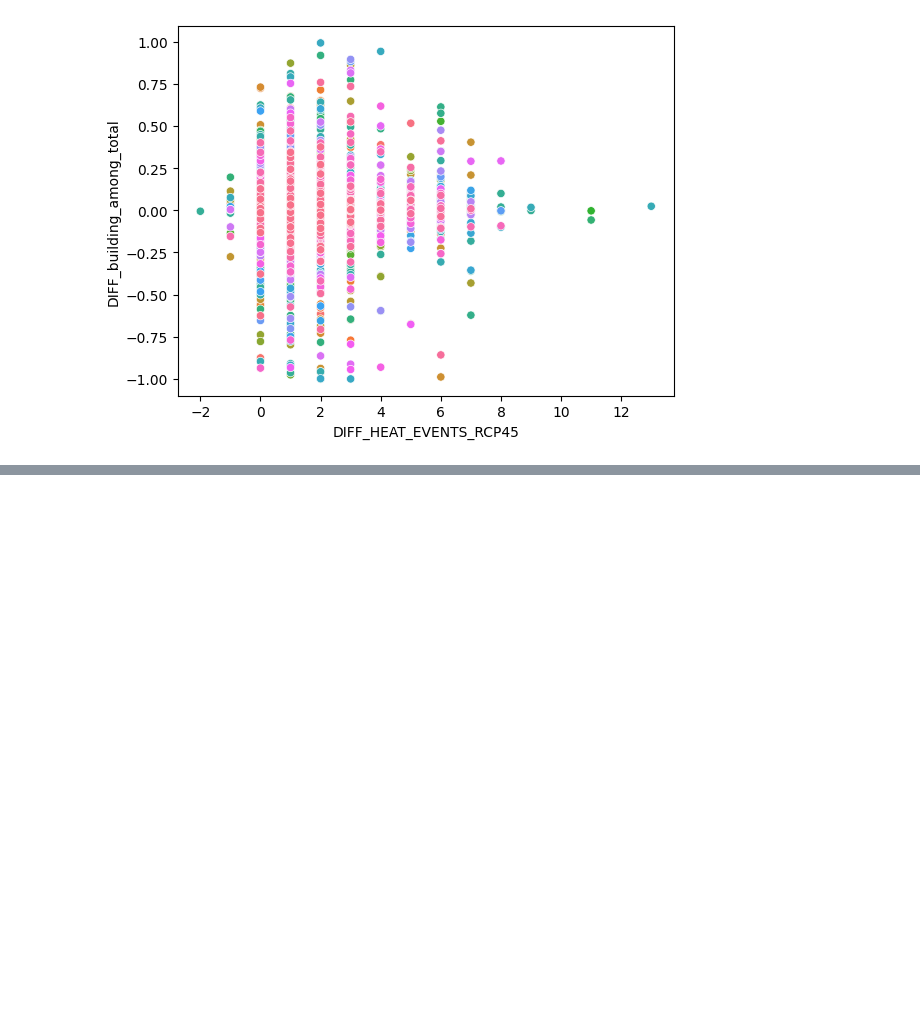
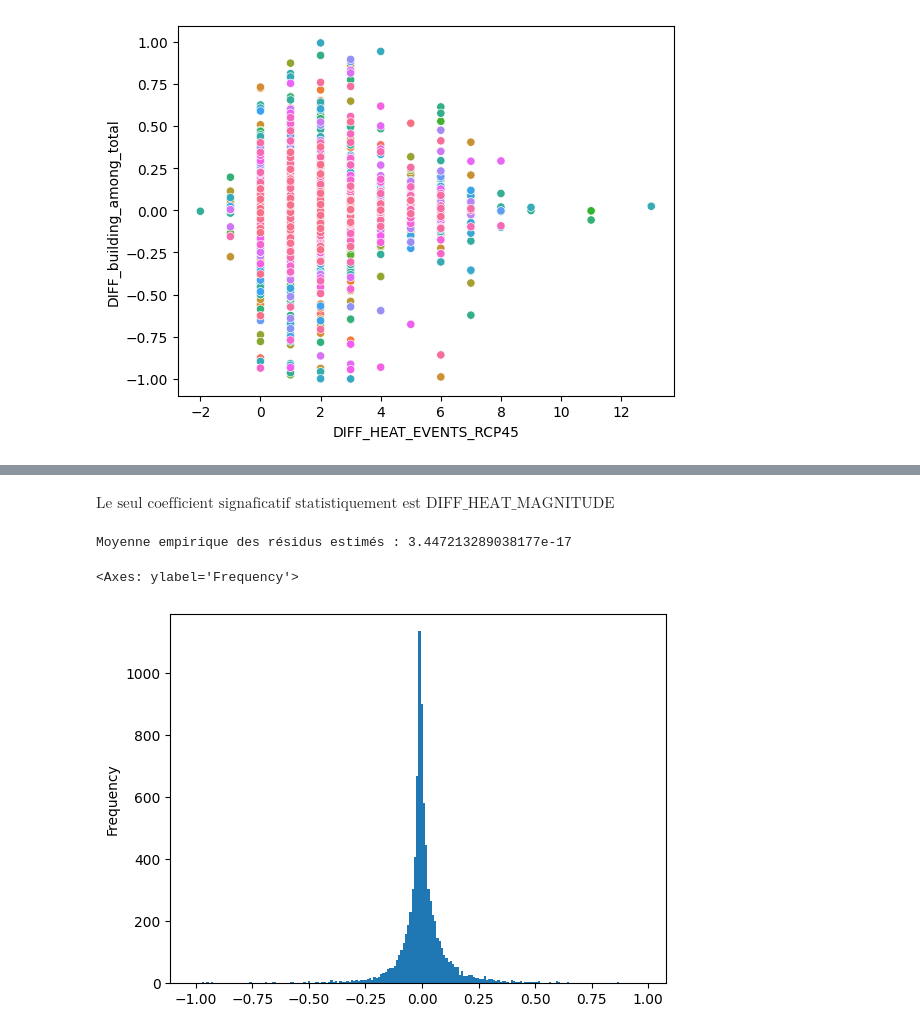
Before and after one commit to Askkip/StatAPP, a Jupyter notebook: US_Financials_Modeelisation.ipynb, the cells around one changed output, grey strips where cells are left out. Cells and saved outputs as stored; diff of their text form; code cells hidden in the pictures; blank space fills up the shorter version.

```diff
--- a/US_Financials_Modeelisation.ipynb
+++ b/US_Financials_Modeelisation.ipynb
@@ -673,0 +635,4 @@ for name, group in df_panel.groupby('BQ_COMPANY_NAME'):
+# %%
+df_panel = financ_with_clim.loc[financ_with_clim["BQ_YEAR"].isin([2010, 2015, 2020, 2023])][["BQ_COMPANY_NAME","BQ_YEAR","building_among_total"] + features_mod2]
+df_panel = remplacer_2025_par_2023(df_panel)
+df_panel
@@ -673,0 +727,16 @@ for name, group in df_panel.groupby('BQ_COMPANY_NAME'):
+# %%
+df = df_panel.sort_values(by=['BQ_COMPANY_NAME', 'BQ_YEAR'])
+
+# Liste des variables à différencier
+variables = list(df.columns)
+variables.remove('BQ_COMPANY_NAME')
+variables.remove('BQ_YEAR')
+
+
+# Appliquer la différence première (groupée par entreprise)
+for var in variables:
+    df[f'DIFF_{var}'] = df.groupby('BQ_COMPANY_NAME')[var].diff()
+
+df_panel = df.dropna(subset='DIFF_HEAT_MAGNITUDE_RCP45').drop(columns=variables)
+del df
+df_panel
@@ -673,0 +761,11 @@ for name, group in df_panel.groupby('BQ_COMPANY_NAME'):
+# %%
+y_var_name = 'DIFF_building_among_total'
+scenario = 'RCP45'
+X_var_names = [col for col in list(df_panel.columns) if col.startswith('DIFF') and scenario in col]
+#X_var_names.remove(y_var_name)
+pooled_y=df_panel[y_var_name]
+pooled_X=df_panel[X_var_names]
+pooled_X = sm.add_constant(pooled_X)
+pooled_olsr_model = sm.OLS(endog=pooled_y, exog=pooled_X)
+pooled_olsr_model_results = pooled_olsr_model.fit()
+print(pooled_olsr_model_results.summary())
@@ -673,0 +790,9 @@ for name, group in df_panel.groupby('BQ_COMPANY_NAME'):
+# %% [markdown]
+$\text{Le seul coefficient signaficatif statistiquement est DIFF\_HEAT\_MAGNITUDE}$
+# %%
+print(f"Moyenne empirique des résidus estimés : {pooled_olsr_model_results.resid.mean()}")
+pooled_olsr_model_results.resid.plot.hist(bins=200)
+# %% [output]
+Moyenne empirique des résidus estimés : 3.447213289038177e-17
+<Axes: ylabel='Frequency'>
+[figure, added]
```
Also changed, not shown: parts of 25 cells of this notebook.
